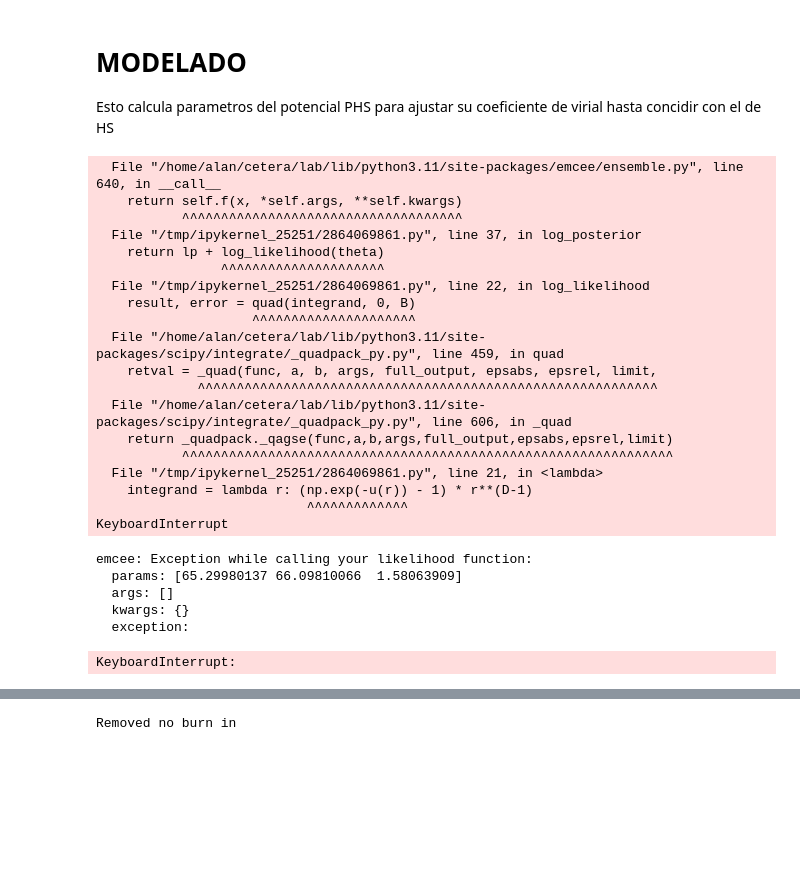
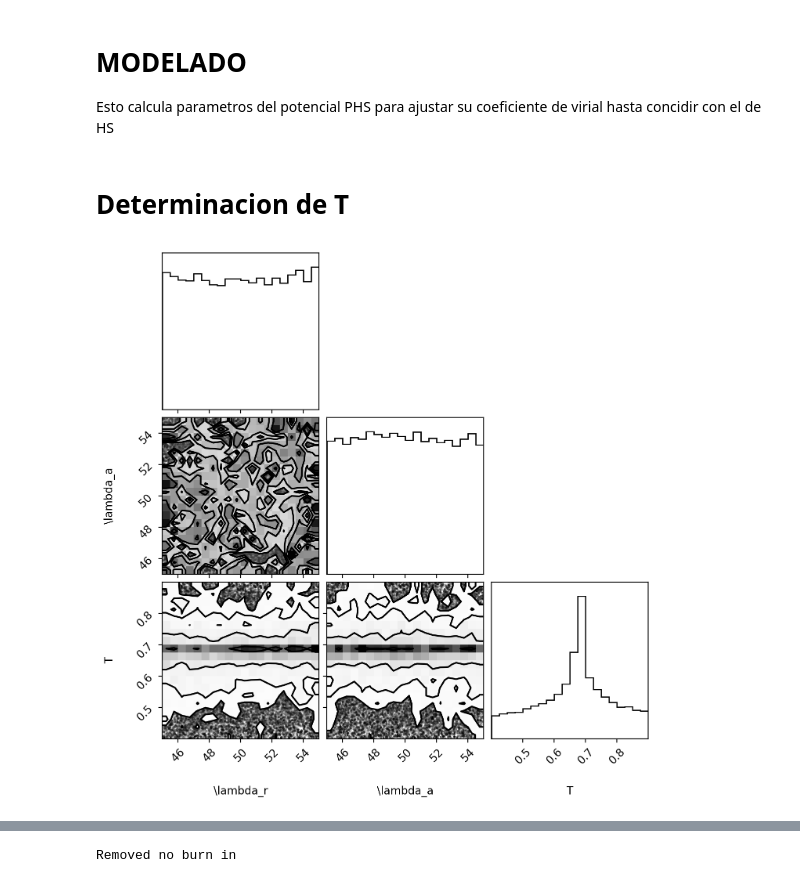
Before and after one commit to Alanxyz/statisticalphysicsrocks, a Jupyter notebook: curves.ipynb, the cells around one changed output, grey strips where cells are left out. Cells and saved outputs as stored; diff of their text form; code cells hidden in the pictures; blank space fills up the shorter version.

```diff
--- a/curves.ipynb
+++ b/curves.ipynb
@@ -15,6 +15,8 @@ from getdist import plots, MCSamples
+# %% [markdown]
+# Determinacion de T
 # %%
 np.random.seed(42)
-D = 4
+D = 3
 V = lambda r: np.pi**(D/2) * r**D / math.gamma(D/2 + 1)
 integrand = lambda r: r**(D - 1)
 result, error = quad(integrand, 0, 1)
@@ -22,7 +24,7 @@ B_HS = result * np.pi**(D / 2) / math.gamma(D / 2)
 
 def log_likelihood(theta):
     r, a, T = theta
-    e = 1 / T
+    e = T
 
 
     A = r / (r - a) * (r / a)**(a / (r - a))
@@ -32,61 +34,37 @@ def log_likelihood(theta):
         if x >= B:
             return 0
         return A * e * ( (1/x)**r - (1/x)**a ) + e
 
     integrand = lambda r: (np.exp(-u(r)) - 1) * r**(D-1)
     result, error = quad(integrand, 0, B)
     B_PHS = -result * np.pi**(D / 2) / math.gamma(D / 2)
     chi =  np.sum((B_HS - B_PHS)**2)
     return -0.5 * np.log10(chi)
 
 def log_prior(theta):
     r, a, T = theta
-    if 55 < a < 76 and < r < 75 and 0 < T < 6:
+    if 45 < a < 55 and 45 < r < 55 and 0.4 < T < 0.9:
         return 0.0
     return -np.inf
 
 def log_posterior(theta):
     lp = log_prior(theta)
     if not np.isfinite(lp):
         return -np.inf
     return lp + log_likelihood(theta)
 
 ndim = 3
-nwalkers = 30
-p0_r = np.random.normal(65, np.sqrt(5), nwalkers)
-p0_a = np.random.normal(60, np.sqrt(5), nwalkers)
-p0_T = np.random.normal(3, np.sqrt(2), nwalkers)
+nwalkers = 18
+p0_r = np.random.normal(50, np.sqrt(5), nwalkers)
+p0_a = np.random.normal(49, np.sqrt(5), nwalkers)
+p0_T = np.random.normal(0.65, np.sqrt(0.10), nwalkers)
 p0 = np.column_stack([p0_r, p0_a, p0_T])
 sampler = emcee.EnsembleSampler(nwalkers, ndim, log_posterior)
 sampler.run_mcmc(p0, 10000, progress=True)
 samples = sampler.get_chain(discard=2000, flat=True)
 
 corner.corner(samples, labels=["\lambda_r", "\lambda_a", "T"])
 plt.show()
 # %% [output]
-  File "/home/alan/cetera/lab/lib/python3.11/site-packages/emcee/ensemble.py", line 640, in __call__
-    return self.f(x, *self.args, **self.kwargs)
-           ^^^^^^^^^^^^^^^^^^^^^^^^^^^^^^^^^^^^
-  File "/tmp/ipykernel_25251/2864069861.py", line 37, in log_posterior
-    return lp + log_likelihood(theta)
-                ^^^^^^^^^^^^^^^^^^^^^
-  File "/tmp/ipykernel_25251/2864069861.py", line 22, in log_likelihood
-    result, error = quad(integrand, 0, B)
-                    ^^^^^^^^^^^^^^^^^^^^^
-  File "/home/alan/cetera/lab/lib/python3.11/site-packages/scipy/integrate/_quadpack_py.py", line 459, in quad
-    retval = _quad(func, a, b, args, full_output, epsabs, epsrel, limit,
-             ^^^^^^^^^^^^^^^^^^^^^^^^^^^^^^^^^^^^^^^^^^^^^^^^^^^^^^^^^^^
-  File "/home/alan/cetera/lab/lib/python3.11/site-packages/scipy/integrate/_quadpack_py.py", line 606, in _quad
-    return _quadpack._qagse(func,a,b,args,full_output,epsabs,epsrel,limit)
-           ^^^^^^^^^^^^^^^^^^^^^^^^^^^^^^^^^^^^^^^^^^^^^^^^^^^^^^^^^^^^^^^
-  File "/tmp/ipykernel_25251/2864069861.py", line 21, in <lambda>
-    integrand = lambda r: (np.exp(-u(r)) - 1) * r**(D-1)
-                           ^^^^^^^^^^^^^
-KeyboardInterrupt
-emcee: Exception while calling your likelihood function:
-  params: [65.29980137 66.09810066  1.58063909]
-  args: []
-  kwargs: {}
-  exception:
-KeyboardInterrupt:
+[figure, added]
 # %%
```
Also changed, not shown: parts of 7 cells of this notebook.
